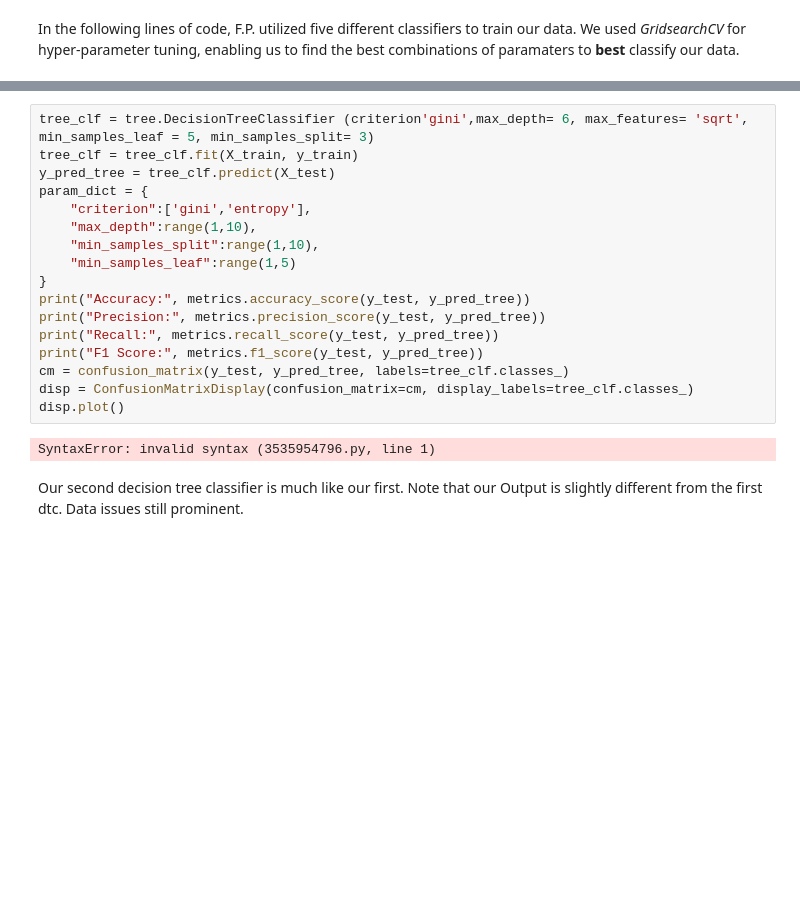
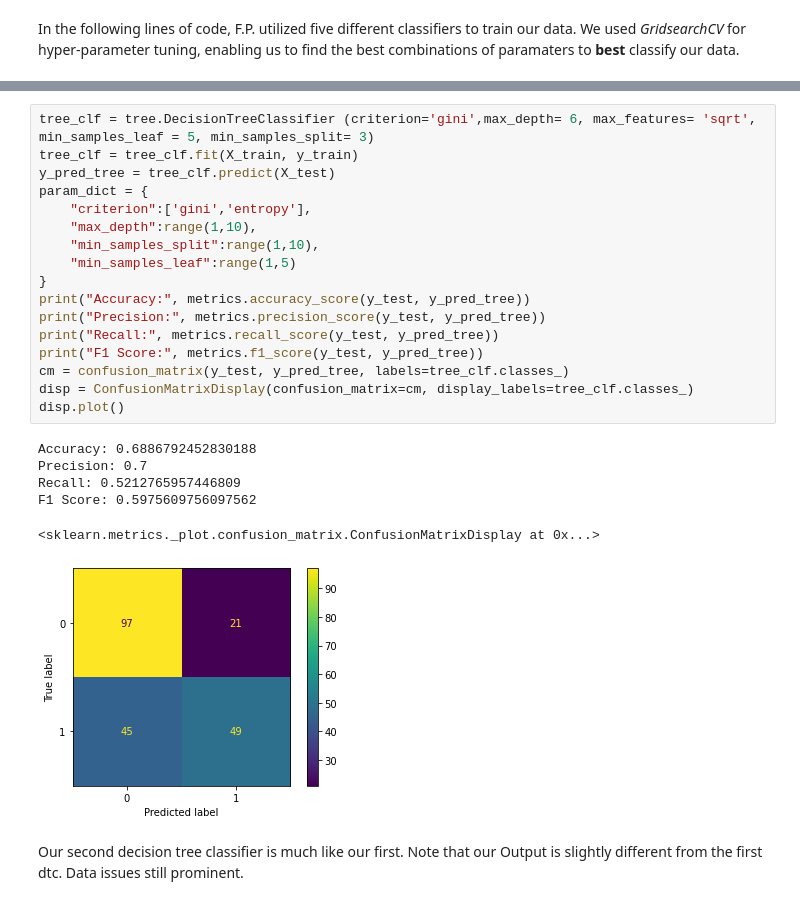
Before and after one commit to AnthonyCampbell208/SC22-BatchA-Frenzied-Physcists, a Jupyter notebook: final project/master_model_training.ipynb, the cells around one changed output, grey strips where cells are left out. Drawn from its saved outputs; the diff is of its cells as text; blank space fills up the shorter version.

```diff
--- a/final project/master_model_training.ipynb
+++ b/final project/master_model_training.ipynb
@@ -253,22 +274,27 @@ print(clf.best_params_)
 # %%
-tree_clf = tree.DecisionTreeClassifier (criterion'gini',max_depth= 6, max_features= 'sqrt', min_samples_leaf = 5, min_samples_split= 3)
+tree_clf = tree.DecisionTreeClassifier (criterion='gini',max_depth= 6, max_features= 'sqrt', min_samples_leaf = 5, min_samples_split= 3)
 tree_clf = tree_clf.fit(X_train, y_train)
 y_pred_tree = tree_clf.predict(X_test)
 param_dict = {
     "criterion":['gini','entropy'],
     "max_depth":range(1,10),
     "min_samples_split":range(1,10),
     "min_samples_leaf":range(1,5)
 }
 print("Accuracy:", metrics.accuracy_score(y_test, y_pred_tree))
 print("Precision:", metrics.precision_score(y_test, y_pred_tree))
 print("Recall:", metrics.recall_score(y_test, y_pred_tree))
 print("F1 Score:", metrics.f1_score(y_test, y_pred_tree))
 cm = confusion_matrix(y_test, y_pred_tree, labels=tree_clf.classes_)
 disp = ConfusionMatrixDisplay(confusion_matrix=cm, display_labels=tree_clf.classes_)
 disp.plot()
 # %% [output]
-SyntaxError: invalid syntax (3535954796.py, line 1)
+Accuracy: 0.6886792452830188
+Precision: 0.7
+Recall: 0.5212765957446809
+F1 Score: 0.5975609756097562
+<sklearn.metrics._plot.confusion_matrix.ConfusionMatrixDisplay at 0x...>
+[figure, added]
 # %% [markdown]
 Our second decision tree classifier is much like our first. Note that our Output is slightly different from the first dtc. Data issues still prominent.
 # %%
```
Also changed, not shown: parts of 24 cells of this notebook, 7 other files.
